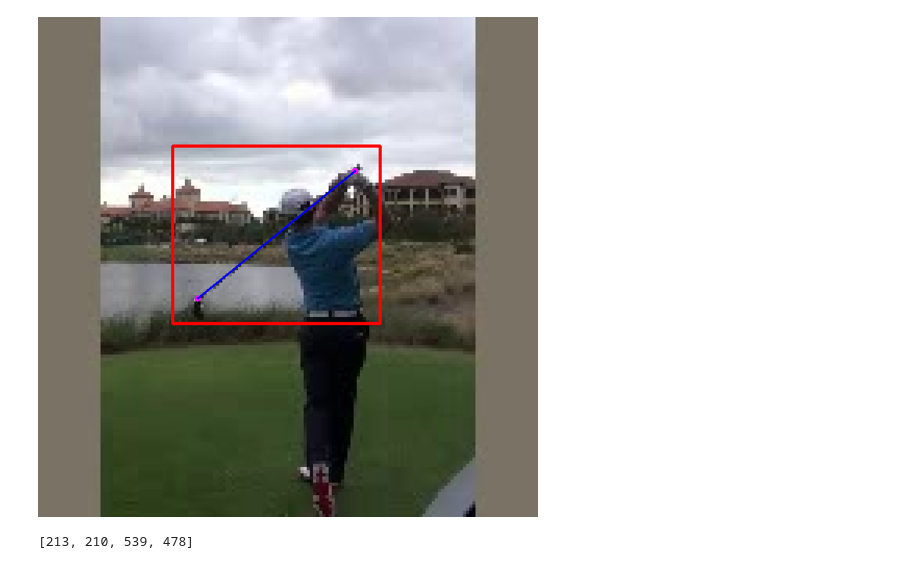
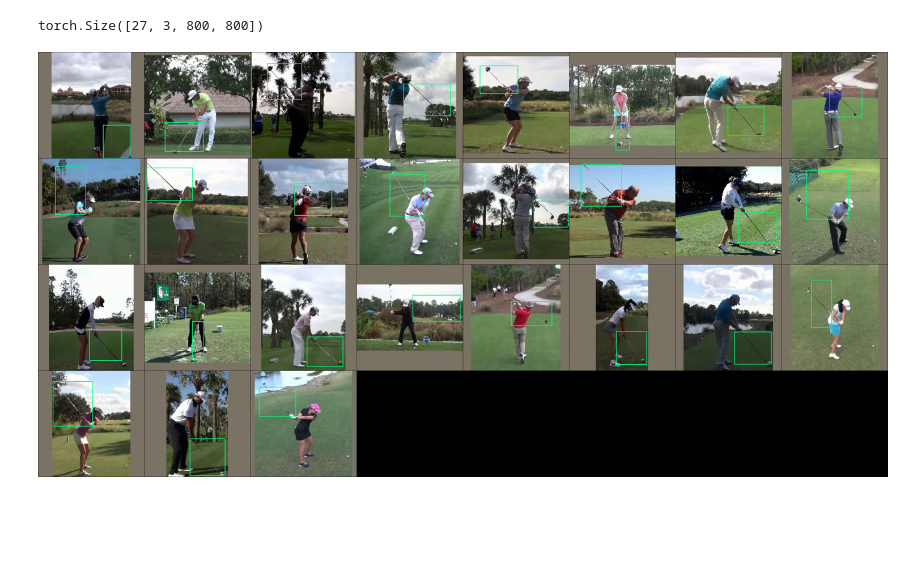
Before and after one commit to Molten-Ice/3dGolfPoseEstimation, a Jupyter notebook: dev-nbs/6-server-training.ipynb, the cells around one changed output. Cells and saved outputs as stored; diff of their text form; code cells hidden in the pictures; blank space fills up the shorter version.

Commit message:
Working golf club detection w 27 training images :o

```diff
--- a/dev-nbs/6-server-training.ipynb
+++ b/dev-nbs/6-server-training.ipynb
@@ -228,12 +198,42 @@ preds
+# %%
+def label_pred(tensor_img, pred, show_box=True, show_keypoints=True):
+
+    img = (tensor_img*255).type(torch.uint8).permute(1,2,0).cpu().numpy()
+    boxes = pred['boxes'].cpu()
+    keypoints = pred['keypoints'].cpu()
+
+    labelled = img[: , : , ::-1].copy().astype(np.uint8)
+    if len(boxes) > 0 and show_box:
+        box_cords = [int(x) for x in boxes[0]]
+        cv2.rectangle(labelled, box_cords[:2], box_cords[2:], (124,252,0), 3)
+    if len(boxes) > 0 and show_keypoints:
+        grip, club = keypoints[0]
+        grip = [int(x) for x in grip[:2]]
+        club = [int(x) for x in club[:2]]
+        cv2.circle(labelled, grip, 5, (200, 0, 0), -1)
+        cv2.circle(labelled, club, 5, (200, 0, 0), -1)
+        cv2.line(labelled, club[:2], grip[:2], (0, 128, 255), 2)
+
+    labelled = labelled[:,:,::-1]
+    return labelled.copy()
+
+model.eval()
+batch = next(iter(dataloader))
+with torch.no_grad():
+    preds = model(batch[0])
+
+labelled_images = []
+for idx in range(len(preds)):
+    tensor_img = batch[0][idx]
+    pred = preds[idx]
+    labelled_images.append(label_pred(tensor_img, pred, show_keypoints=False))
+
+stacked = torch.Tensor(np.stack(labelled_images, axis=0)).permute(0,3,1,2)
+print(stacked.shape)
+# %% [output]
+torch.Size([27, 3, 800, 800])
 # %%
-idx = 0
-display_img = Image.fromarray((torchvision.utils.make_grid(batch[0][idx].cpu(), padding=2, normalize=True).permute(1,2,0).numpy()*255).astype(np.uint8))
-
-display(ImageOps.contain(display_img, (500, 500)))
+display_img =Image.fromarray((torchvision.utils.make_grid(stacked, padding=2, normalize=False).permute(1,2,0).numpy()).astype(np.uint8))
+display(ImageOps.contain(display_img, (1500, 1500)))
 # %% [output]
-[figure, old version]
+[figure, new version]
-# %%
-box_cords = [int(x) for x in preds[idx]['boxes'][0].cpu()]
-box_cords
-# %% [output]
-[213, 210, 539, 478]
```
Also changed, not shown: parts of 14 cells of this notebook, 1 other file.
